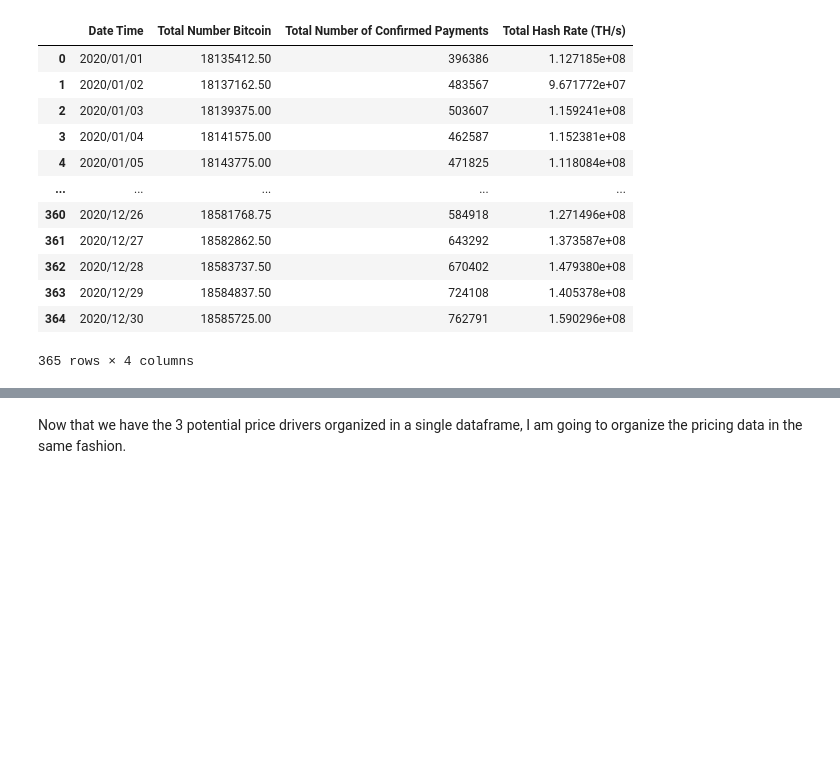
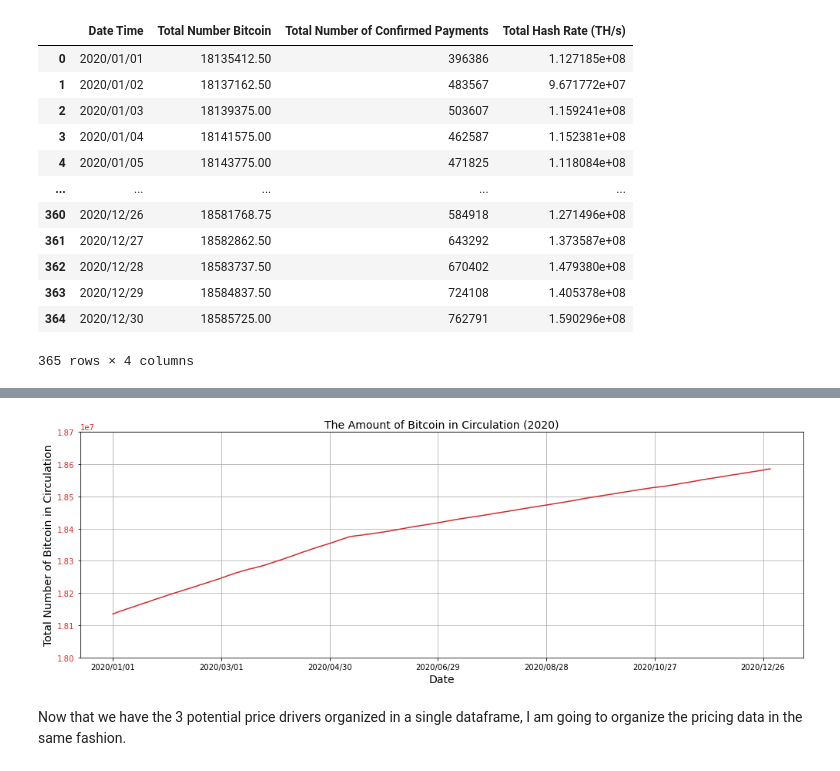
Before and after one commit to yh80205/Springboard, a Jupyter notebook: Capstone 2/Yizhen_Capstone Two_Crypto.ipynb, the cells around one changed output, grey strips where cells are left out. Cells and saved outputs as stored; diff of their text form; code cells hidden in the pictures; blank space fills up the shorter version.

```diff
--- a/Capstone 2/Yizhen_Capstone Two_Crypto.ipynb
+++ b/Capstone 2/Yizhen_Capstone Two_Crypto.ipynb
@@ -213,3 +266,23 @@ merged2
+# %%
+import matplotlib
+
+fig, ax1 = plt.subplots(figsize=(14,5))
+
+color = 'tab:red'
+ax1.set_xlabel('Date',fontsize=14)
+ax1.set_ylabel('Total Number of Bitcoin in Circulation', fontsize=14)
+ax1.plot(merged2['Date Time'], merged2['Total Number Bitcoin'], color=color)
+ax1.tick_params(axis='y', labelcolor=color)
+plt.ylim(18000000, 18700000)
+
+myLocator = mticker.MultipleLocator(60)
+ax1.xaxis.set_major_locator(myLocator)
+plt.grid(b=None, which='major', axis='both')
+fig.tight_layout()
+plt.title('The Amount of Bitcoin in Circulation (2020)',fontsize=14)
+plt.show()
+# %% [output]
+[figure, added]
 # %% [markdown]
 Now that we have the 3 potential price drivers organized in a single dataframe, I am going to organize the pricing data in the same fashion.
 # %%
```
Also changed, not shown: parts of 29 cells of this notebook.
